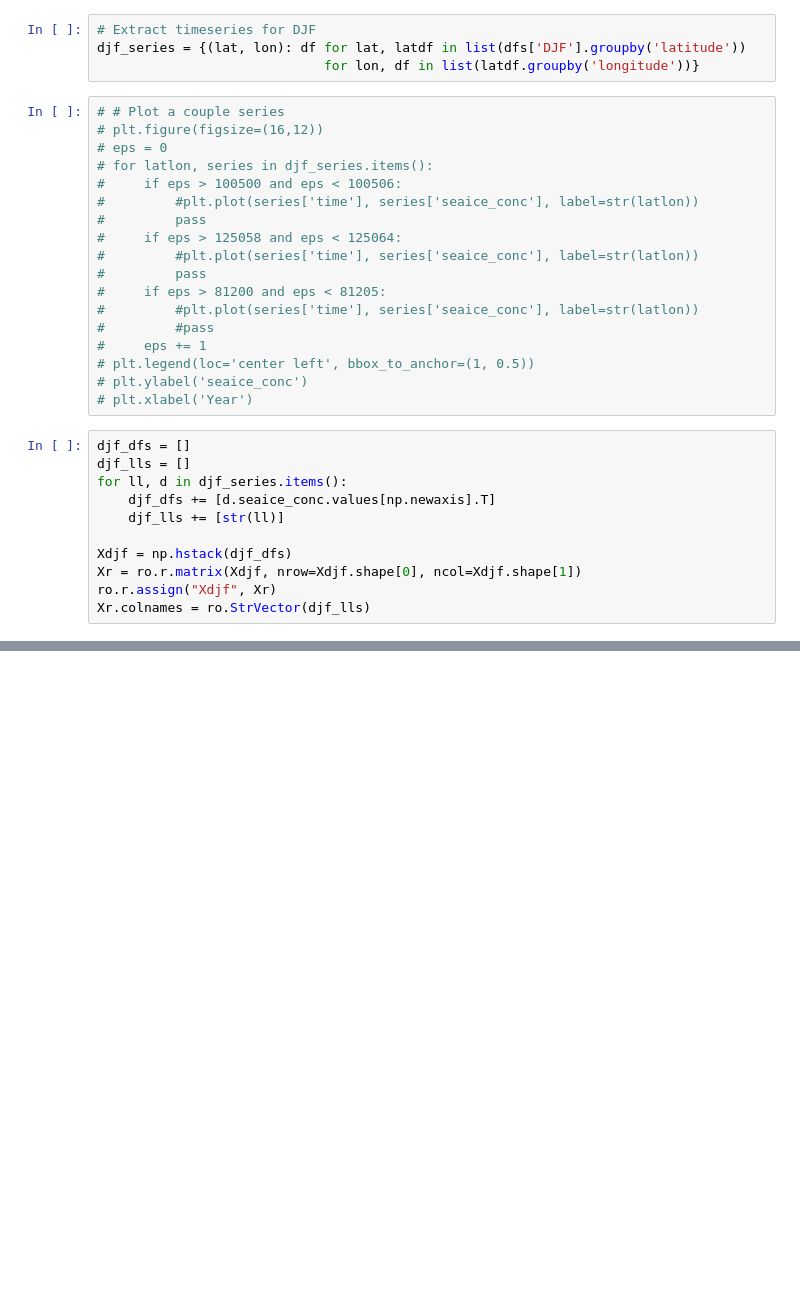
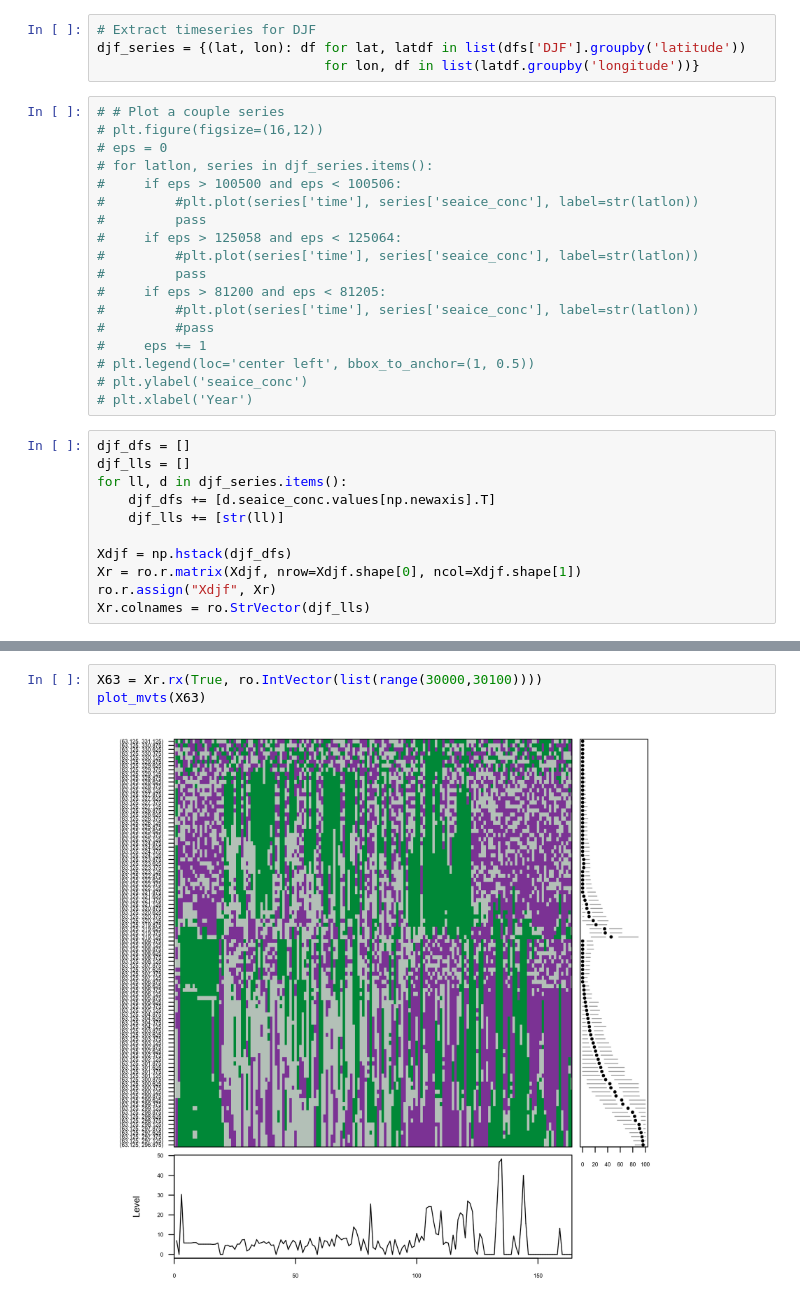
Before and after one commit to hfloresr/ArcticSea, a Jupyter notebook: seaice_spatial.ipynb, the cells around one changed output, grey strips where cells are left out. Drawn from its saved outputs; the diff is of its cells as text; blank space fills up the shorter version.

```diff
--- a/seaice_spatial.ipynb
+++ b/seaice_spatial.ipynb
@@ -122,0 +93,5 @@ display(Image(data=img.getvalue(), format='png', embed=True))
+# %%
+X63 = Xr.rx(True, ro.IntVector(list(range(30000,30100))))
+plot_mvts(X63)
+# %% [output]
+[figure, added]
```
Also changed, not shown: parts of 11 cells of this notebook.
